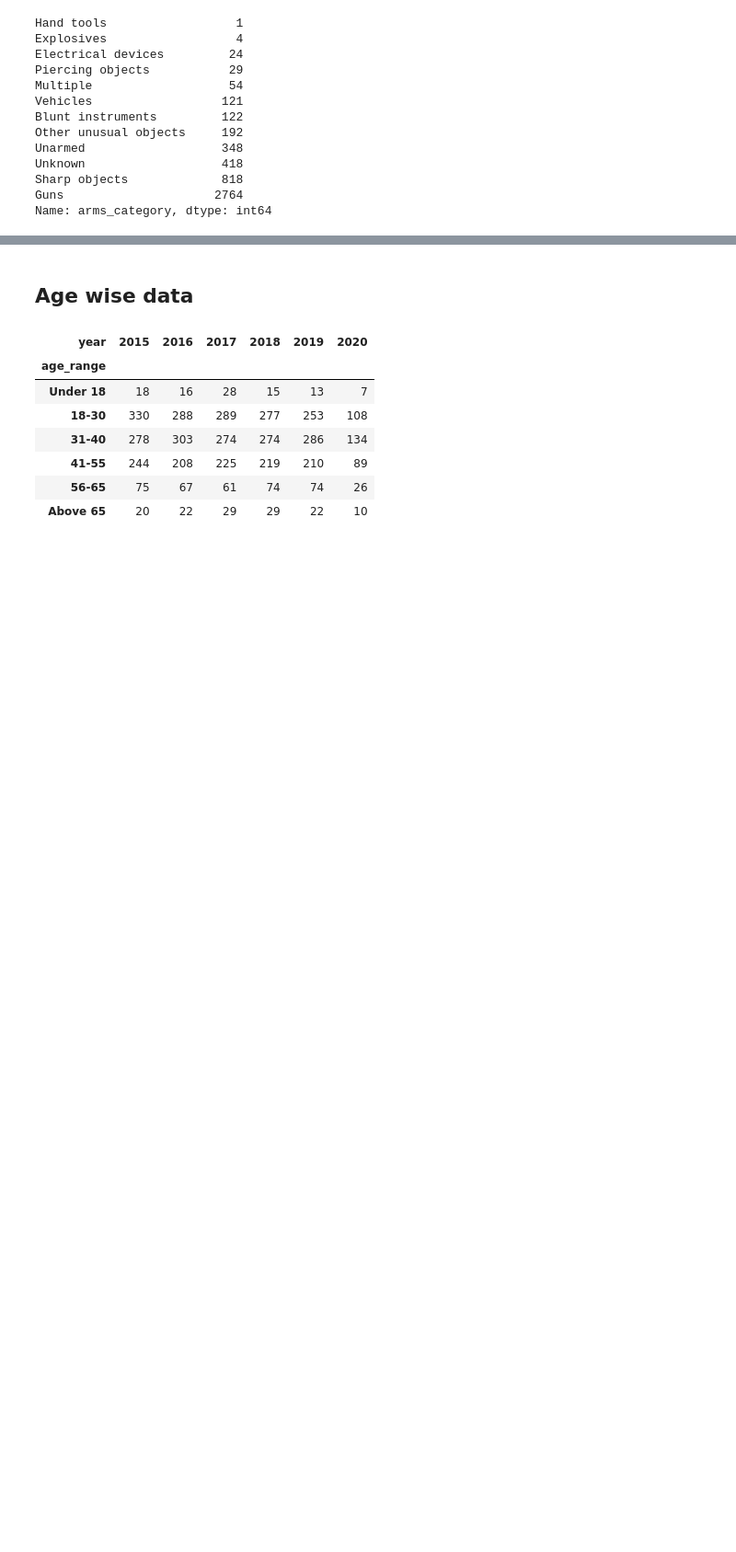
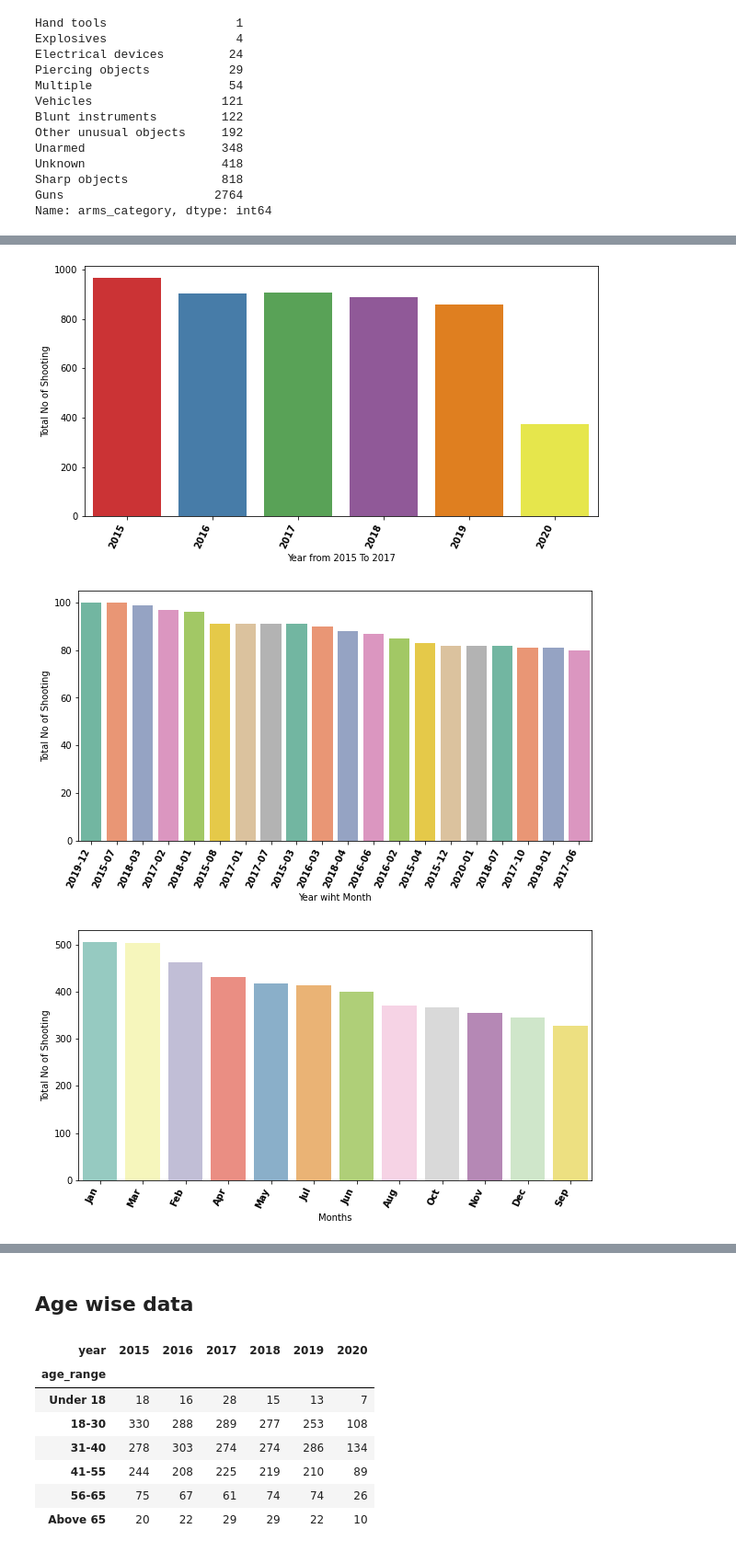
Before and after one commit to javsanbel2/betaproject, a Jupyter notebook: beta_poshan.ipynb, the cells around one changed output, grey strips where cells are left out. Shown at 92% size. Saved outputs shown, nothing was run; the diff lists cells and outputs as text; code cells hidden in the pictures; blank space fills up the shorter version.

```diff
--- a/beta_poshan.ipynb
+++ b/beta_poshan.ipynb
@@ -113,5 +128,5 @@ import seaborn as sns
 # %%
-#df_date_wise = f_data[f_data["armed"]=="gun"]
-df = f_data.groupby("date_mon")["armed"].count().reset_index()
-date_wise_death = df.sort_values("date_mon", ascending = False).head(20)
-#date_wise_death
+df = f_data.groupby("year")["armed"].count().reset_index()
+df = df.rename(columns={"armed": "Total"})
+year_wise_death = df.sort_values("year", ascending = False).head(20)
+year_wise_death
@@ -123,0 +144,8 @@ chart = chart.set_xticklabels( chart.get_xticklabels(), rotation=65, horizontala
+# %%
+date_wise_data = f_data.copy()
+date_wise_data["month_name"] =date_wise_data["date"].dt.strftime("%b")
+date_wise_data['year_month']=date_wise_data.date.dt.to_period("M")
+year_month_data = date_wise_data.groupby("year_month")["armed"].count().reset_index()
+year_month_data = year_month_data.rename(columns={"armed": "Total"})
+year_month_data = year_month_data.sort_values("Total", ascending = False).head(20)
+year_month_data
@@ -123,0 +170,5 @@ chart = chart.set_xticklabels( chart.get_xticklabels(), rotation=65, horizontala
+# %%
+monthwise_data = date_wise_data.groupby("month_name")["armed"].count().reset_index()
+monthwise_data = monthwise_data.rename(columns={"armed": "Total"})
+monthwise_data = monthwise_data.sort_values("Total", ascending = False)
+monthwise_data
@@ -123,0 +189,19 @@ chart = chart.set_xticklabels( chart.get_xticklabels(), rotation=65, horizontala
+# %%
+plt.figure(figsize = (10,5))
+chart = sns.barplot( data = year_wise_death, x = "year", y = "Total", palette = "Set1" )
+chart.set(xlabel="Year from 2015 To 2017", ylabel = "Total No of Shooting")
+chart = chart.set_xticklabels( chart.get_xticklabels(), rotation=65, horizontalalignment = "right", fontweight = "bold")
+
+plt.figure(figsize = (10,5))
+chart = sns.barplot( data = year_month_data, x = "year_month", y = "Total", palette = "Set2" )
+chart.set(xlabel="Year wiht Month", ylabel = "Total No of Shooting")
+chart = chart.set_xticklabels( chart.get_xticklabels(), rotation=65, horizontalalignment = "right", fontweight = "bold")
+
+plt.figure(figsize = (10,5))
+chart = sns.barplot( data = monthwise_data, x = "month_name", y = "Total", palette = "Set3" )
+chart.set(xlabel="Months", ylabel = "Total No of Shooting")
+chart = chart.set_xticklabels( chart.get_xticklabels(), rotation=65, horizontalalignment = "right", fontweight = "bold")
+# %% [output]
+[figure, added]
+[figure, added]
+[figure, added]
```
Also changed, not shown: parts of 46 cells of this notebook.
